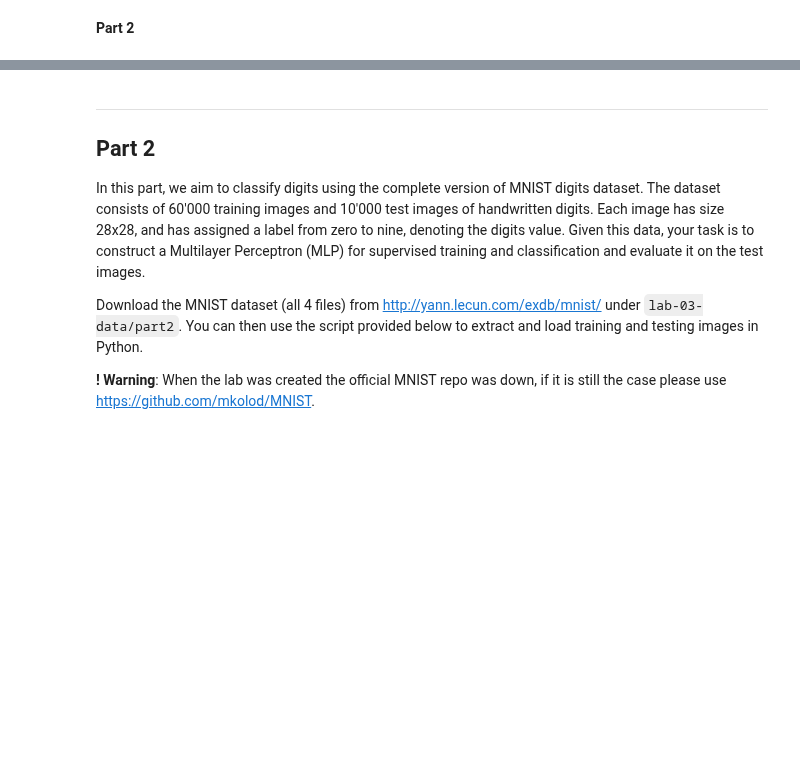
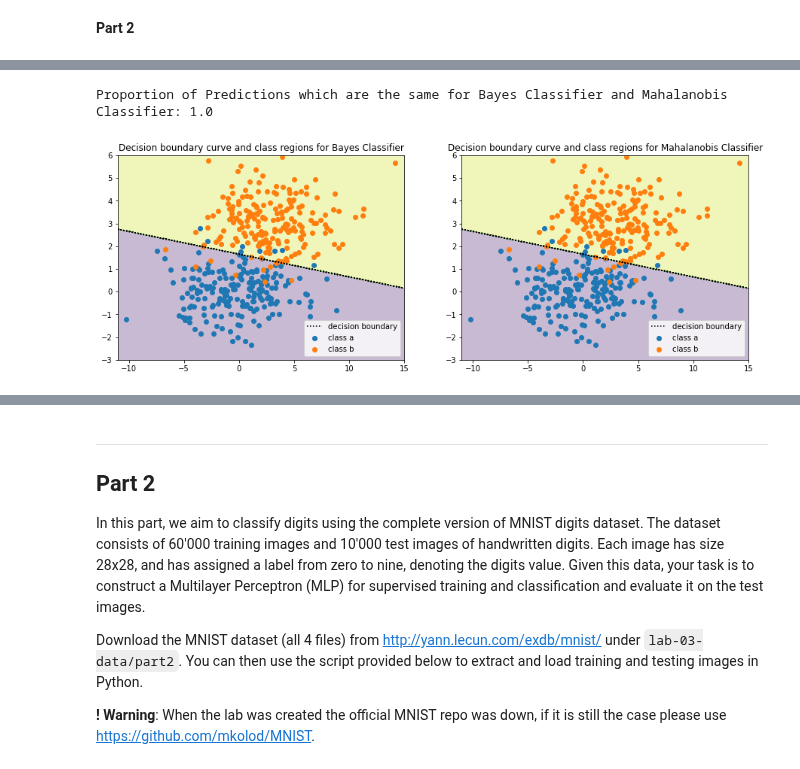
Before and after one commit to Andrea-Oliveri/Image-Processing-Assignements, a Jupyter notebook: Labs/lab_03_classification.ipynb, the cells around one changed output, grey strips where cells are left out. Saved outputs shown, nothing was run; the diff lists cells and outputs as text; code cells hidden in the pictures; blank space fills up the shorter version.

```diff
--- a/Labs/lab_03_classification.ipynb
+++ b/Labs/lab_03_classification.ipynb
@@ -565,0 +563,31 @@ h_points    = h   (x1_meshgrid, x2_meshgrid)
+# %%
+resolution_mesh = 1000
+x1_list = np.linspace(x1_min, x1_max, resolution_mesh)
+x2_list = np.linspace(x2_min, x2_max, resolution_mesh)
+
+x1_meshgrid, x2_meshgrid = np.meshgrid(x1_list, x2_list)
+class_ab_bayes       = classify_bayes      (x1_meshgrid, x2_meshgrid, use_class_c = False)
+class_ab_mahalanobis = classify_mahalanobis(x1_meshgrid, x2_meshgrid)
+
+fig, ax = plt.subplots(1, 2, figsize = (15, 5))
+
+h_contour  = ax[0].contour (x1_meshgrid, x2_meshgrid, class_ab_bayes, colors = 'k', linestyles = 'dotted')
+h_contourf = ax[0].contourf(x1_meshgrid, x2_meshgrid, class_ab_bayes, alpha = 0.3)
+h_contour.collections[0].set_label("decision boundary")
+
+h_contour  = ax[1].contour (x1_meshgrid, x2_meshgrid, class_ab_mahalanobis, colors = 'k', linestyles = 'dotted')
+h_contourf = ax[1].contourf(x1_meshgrid, x2_meshgrid, class_ab_mahalanobis, alpha = 0.3)
+h_contour.collections[0].set_label("decision boundary")
+
+for ax_iter in ax:
+    ax_iter.scatter(a[:,0], a[:,1], label='class a')
+    ax_iter.scatter(b[:,0], b[:,1], label='class b')
+    ax_iter.legend()
+
+ax[0].set_title('Decision boundary curve and class regions for Bayes Classifier')
+ax[1].set_title('Decision boundary curve and class regions for Mahalanobis Classifier')
+
+print("Proportion of Predictions which are the same for Bayes Classifier and Mahalanobis Classifier:", np.mean(class_ab_bayes == class_ab_mahalanobis))
+# %% [output]
+Proportion of Predictions which are the same for Bayes Classifier and Mahalanobis Classifier: 1.0
+[figure, added]
```
Also changed, not shown: parts of 14 cells of this notebook.
